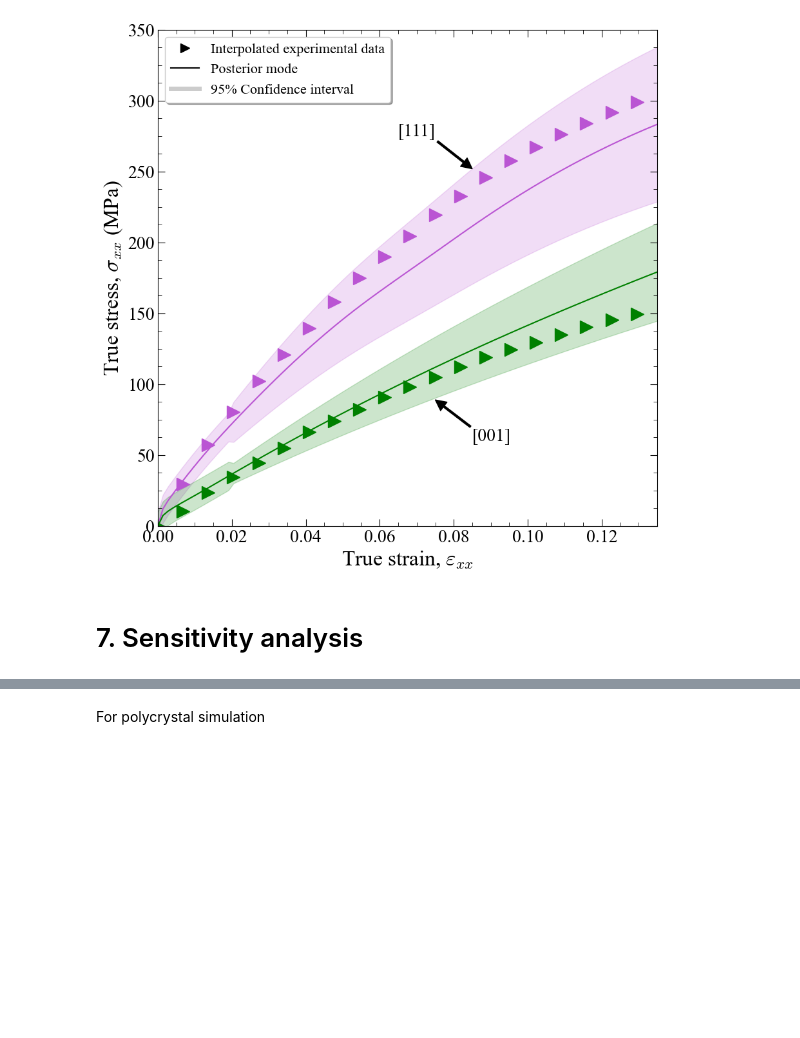
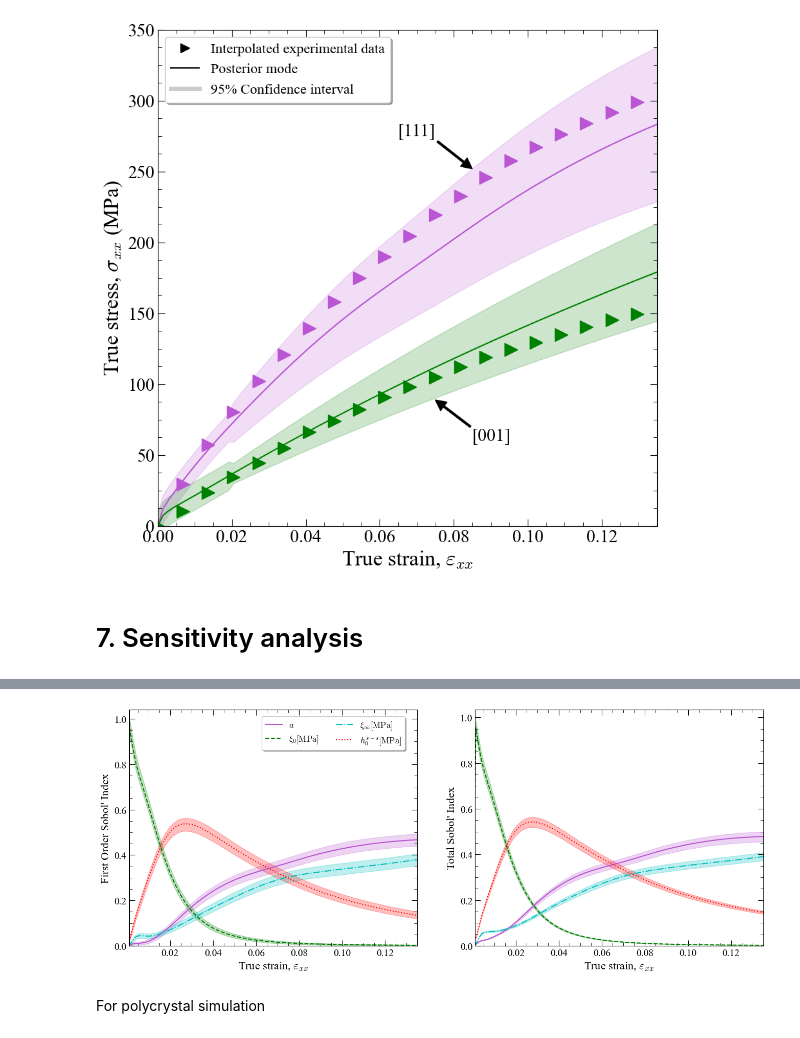
Before and after one commit to mattywarner/PhD_work_package_1, a Jupyter notebook: second_year_report/phenopowerlaw_400_samples_parallel_calibration.ipynb, the cells around one changed output, grey strips where cells are left out. Saved outputs shown, nothing was run; the diff lists cells and outputs as text; code cells hidden in the pictures; blank space fills up the shorter version.

```diff
--- a/second_year_report/phenopowerlaw_400_samples_parallel_calibration.ipynb
+++ b/second_year_report/phenopowerlaw_400_samples_parallel_calibration.ipynb
@@ -1003,3 +1032,70 @@ fig_pheno_sobol.tight_layout()
+# %%
+local_sobol_pheno_111_final = pheno_surrogates[0].generate_sobol(n=2**12, use_fit=False)
+boot_pheno_111_final = local_sobol_pheno_111_final.bootstrap()
+# %%
+from itertools import cycle
+SA_lines_first = ["-","--","-.",":"]
+SA_lines_total = ["-","--","-.",":"]
+SA_linecycler_first = cycle(SA_lines_first)
+SA_linecycler_total = cycle(SA_lines_total)
+
+colors_first = ["mediumorchid", "green", "c", "red"]
+colors_total = ["mediumorchid", "green", "c", "red"]
+color_cycler_first = cycle(colors_first)
+color_cycler_total = cycle(colors_total)
+# %%
+fig_pheno_sobol_111,axs_pheno_sobol_111=plt.subplots(1,2,sharey=False,figsize=(16,6))
+
+for i in range(len(pheno_fitting_param_names)):
+
+    color = next(color_cycler_first)
+
+    axs_pheno_sobol_111[0].fill_between(x=strain_incs,
+                    y1=boot_pheno_111_final.first_order.confidence_interval.low[:,i],
+                    y2=boot_pheno_111_final.first_order.confidence_interval.high[:,i],
+                    alpha=0.25,
+                    color = color)
+    axs_pheno_sobol_111[1].fill_between(x=strain_incs,
+                    y1=boot_pheno_111_final.total_order.confidence_interval.low[:,i],
+                    y2=boot_pheno_111_final.total_order.confidence_interval.high[:,i],
+                    alpha=0.25,
+                    color = color)
+
+    axs_pheno_sobol_111[0].plot(strain_incs,local_sobol_pheno_111_final.first_order[:,i], ls = next(SA_linecycler_first), color = color, label=fr'{pheno_fitting_param_names[i]}')
+    axs_pheno_sobol_111[1].plot(strain_incs,local_sobol_pheno_111_final.total_order[:,i], ls = next(SA_linecycler_total), color = color, label=fr'{pheno_fitting_param_names[i]}')
+
+L_111_final = axs_pheno_sobol_111[0].legend(loc = (0.46, 0.83), ncol = 2, fontsize = 12, shadow = True)
+axs_pheno_sobol_111[0].set_ylabel("First Order Sobol' Index", fontsize=16)
+axs_pheno_sobol_111[1].set_ylabel("Total Sobol' Index", fontsize=16)
+axs_pheno_sobol_111[0].set_xlabel(r'True strain, $\varepsilon_{xx}$', fontsize=16, math_fontfamily = 'cm')
+axs_pheno_sobol_111[1].set_xlabel(r'True strain, $\varepsilon_{xx}$', fontsize=16, math_fontfamily = 'cm')
+
+for text in L_111_final.get_texts():
+    text.set_math_fontfamily('cm')
+
+
+axs_pheno_sobol_111[0].set_xlim(0.001, max(strain_incs))
+axs_pheno_sobol_111[1].set_xlim(0.001, max(strain_incs))
+
+axs_pheno_sobol_111[0].set_ylim(0)
+axs_pheno_sobol_111[1].set_ylim(0)
+
+axs_pheno_sobol_111[0].tick_params(which = 'both', direction = 'in', top = True, right = True, labelsize = 14)
+axs_pheno_sobol_111[0].tick_params(which = 'minor', length = 4)
+axs_pheno_sobol_111[0].tick_params(which = 'major', length = 8)
+
+axs_pheno_sobol_111[1].tick_params(which = 'both', direction = 'in', top = True, right = True, labelsize = 14)
+axs_pheno_sobol_111[1].tick_params(which = 'minor', length = 4)
+axs_pheno_sobol_111[1].tick_params(which = 'major', length = 8)
+
+axs_pheno_sobol_111[0].xaxis.set_minor_locator(AutoMinorLocator(4))
+axs_pheno_sobol_111[0].yaxis.set_minor_locator(AutoMinorLocator(4))
+axs_pheno_sobol_111[1].xaxis.set_minor_locator(AutoMinorLocator(4))
+axs_pheno_sobol_111[1].yaxis.set_minor_locator(AutoMinorLocator(4))
+
+plt.savefig('./plots/sobol_SA/phenopowerlaw_sobol_sensitivity_analysis.png', dpi = 800)
+# %% [output]
+[figure, added]
 # %% [markdown]
 For polycrystal simulation
 # %%
```
Also changed, not shown: parts of 4 cells of this notebook, 3 other files.
